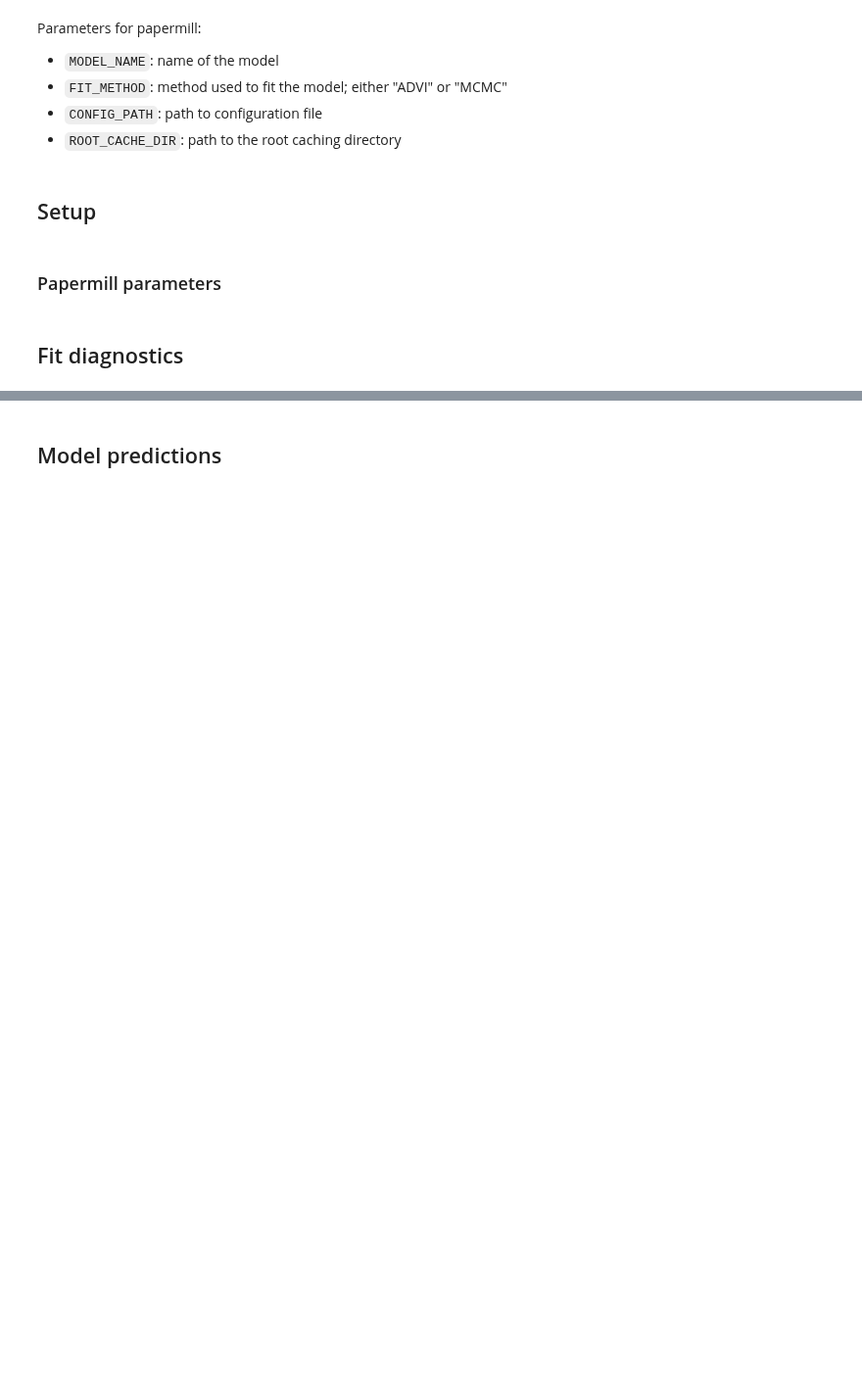
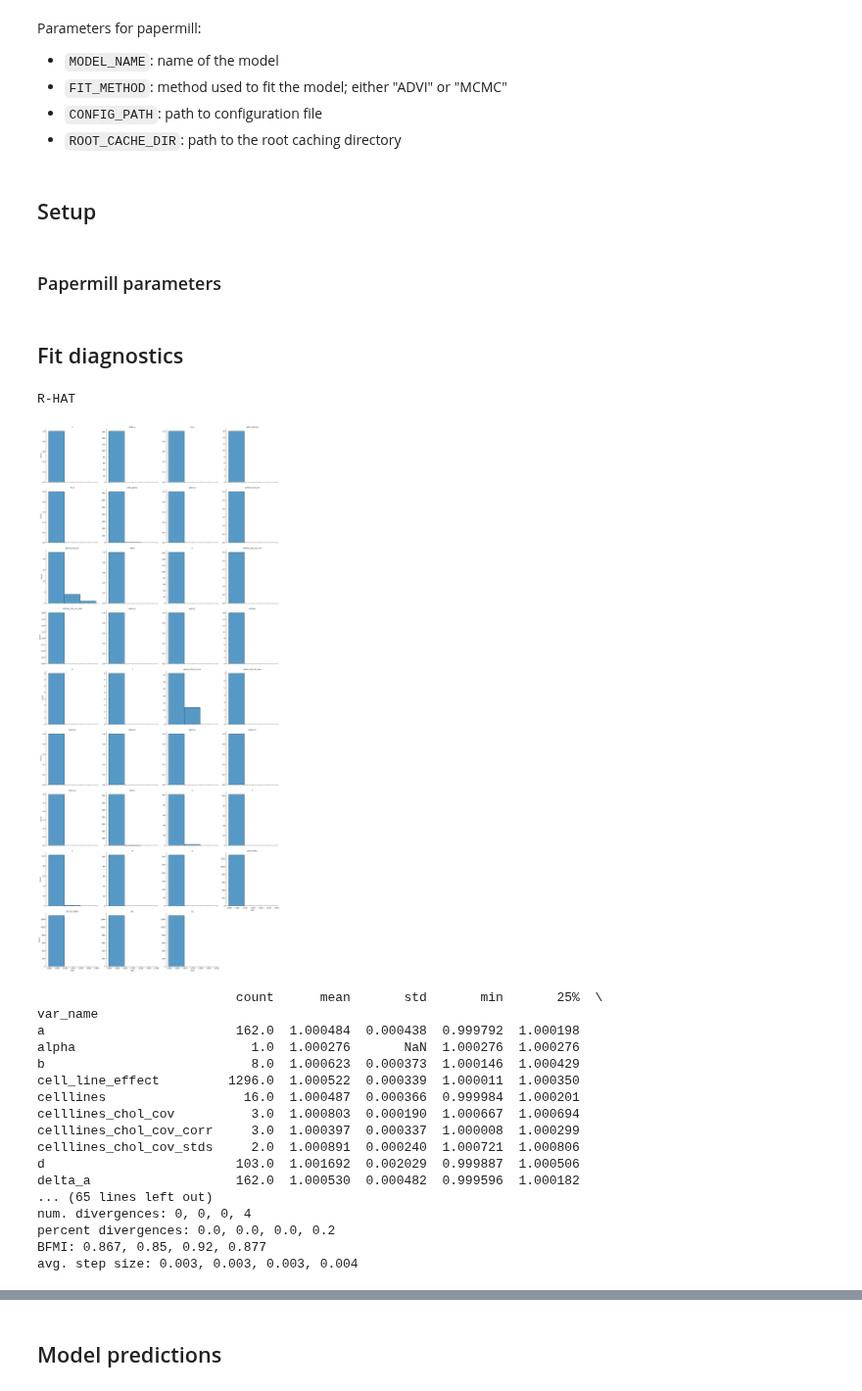
Before and after one commit to Kevin-Haigis-Lab/speclet, a Jupyter notebook: reports/model-fitting-pipeline-reports/hnb-single-lineage-CRC-subsample_PYMC_NUMPYRO.ipynb, the cells around one changed output, grey strips where cells are left out. Shown at 98% size. Saved outputs shown, nothing was run; the diff lists cells and outputs as text; code cells hidden in the pictures; blank space fills up the shorter version.

Commit message:
ana: re-exec reports after fixing MCMC-specific diagnostics

```diff
--- a/reports/model-fitting-pipeline-reports/hnb-single-lineage-CRC-subsample_PYMC_NUMPYRO.ipynb
+++ b/reports/model-fitting-pipeline-reports/hnb-single-lineage-CRC-subsample_PYMC_NUMPYRO.ipynb
@@ -72,9 +72,29 @@ trace = get_cached_posterior(
 # %% [markdown]
 ## Fit diagnostics
 # %%
-if "MCMC" in FIT_METHOD.value:
+if FIT_METHOD is ModelFitMethod.PYMC_NUMPYRO or FIT_METHOD is ModelFitMethod.PYMC_MCMC:
     print("R-HAT")
     rhat_summ = summarize_rhat(trace)
     print(rhat_summ)
     print("=" * 60)
     describe_mcmc(trace)
+# %% [output]
+R-HAT
+[figure, added]
+                          count      mean       std       min       25%  \
+var_name
+a                         162.0  1.000484  0.000438  0.999792  1.000198
+alpha                       1.0  1.000276       NaN  1.000276  1.000276
+b                           8.0  1.000623  0.000373  1.000146  1.000429
+cell_line_effect         1296.0  1.000522  0.000339  1.000011  1.000350
+celllines                  16.0  1.000487  0.000366  0.999984  1.000201
+celllines_chol_cov          3.0  1.000803  0.000190  1.000667  1.000694
+celllines_chol_cov_corr     3.0  1.000397  0.000337  1.000008  1.000299
+celllines_chol_cov_stds     2.0  1.000891  0.000240  1.000721  1.000806
+d                         103.0  1.001692  0.002029  0.999887  1.000506
+delta_a                   162.0  1.000530  0.000482  0.999596  1.000182
+... (65 lines left out)
+num. divergences: 0, 0, 0, 4
+percent divergences: 0.0, 0.0, 0.0, 0.2
+BFMI: 0.867, 0.85, 0.92, 0.877
+avg. step size: 0.003, 0.003, 0.003, 0.004
```
Also changed, not shown: parts of 4 cells of this notebook, 12 other files.
